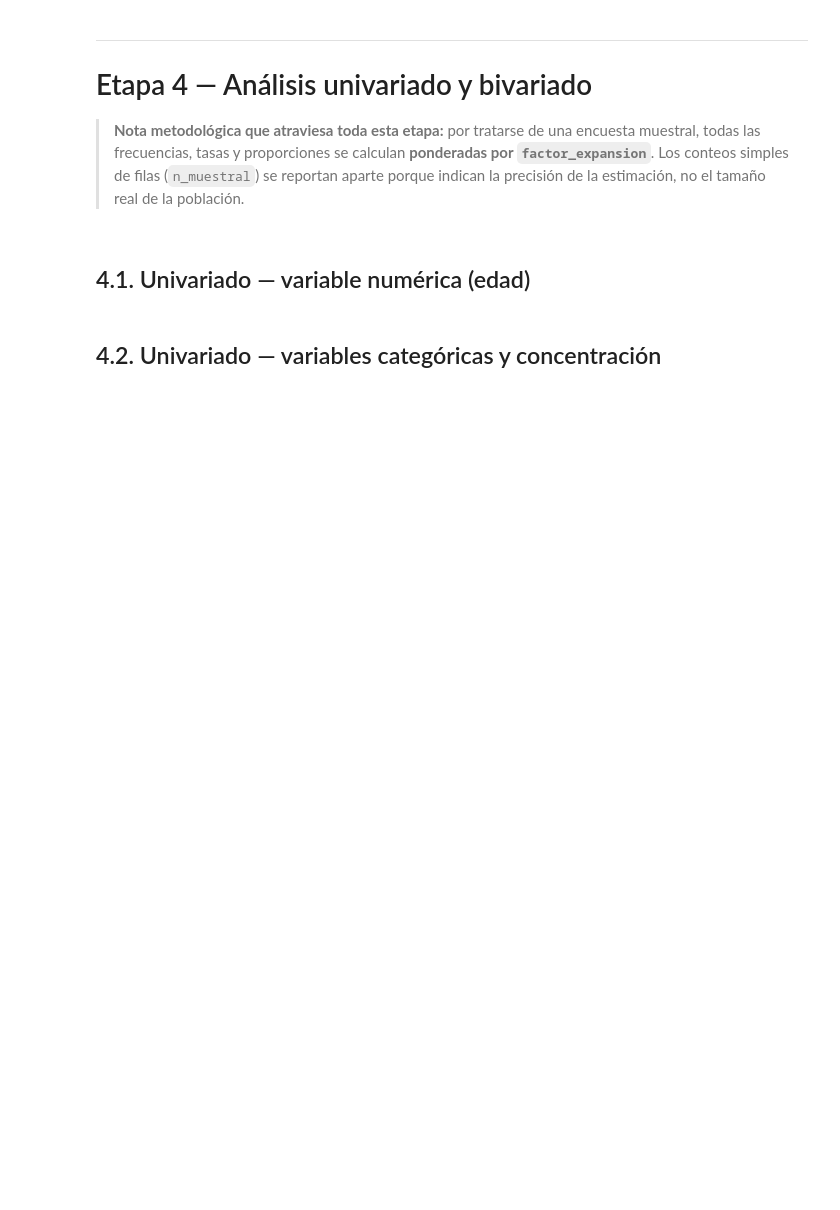
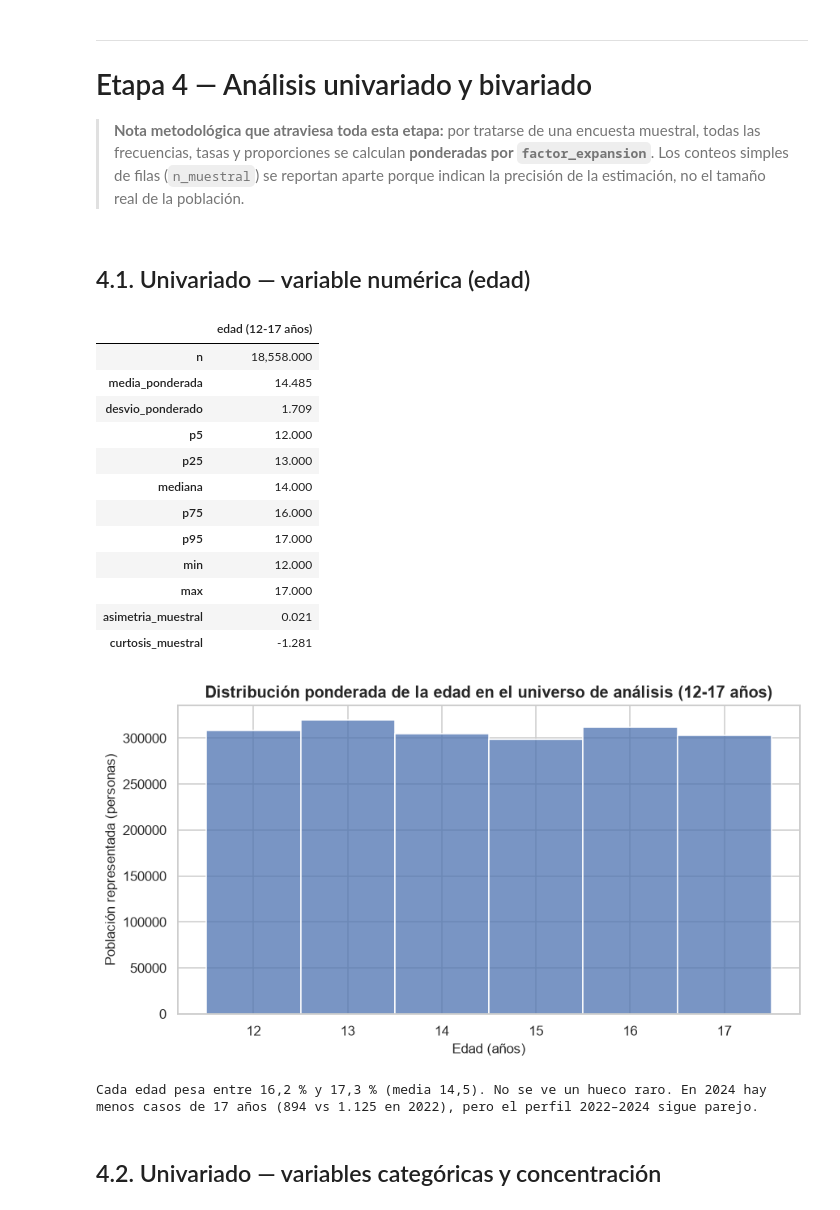
Before and after one commit to vi3lman/proyecto-ds-inasistencia-py, a Jupyter notebook: notebooks/Fase1_DataScience_EPHC.ipynb, the cells around one changed output. Drawn from its saved outputs; the diff is of its cells as text; code cells hidden in the pictures; blank space fills up the shorter version.

```diff
--- a/notebooks/Fase1_DataScience_EPHC.ipynb
+++ b/notebooks/Fase1_DataScience_EPHC.ipynb
@@ -628,32 +828,48 @@ display(dicc_final)
 # %%
 # ============================================================================
 # Estadísticos de la edad (única variable numérica sustantiva del panel)
 # ============================================================================
 def resumen_numerico_ponderado(df, col, peso='factor_expansion'):
     valores, pesos = df[col].values, df[peso].values
     media = np.average(valores, weights=pesos)
     varianza = np.average((valores - media)**2, weights=pesos)
     orden = np.argsort(valores)
     v_ord, p_ord = valores[orden], pesos[orden]
     cum = np.cumsum(p_ord) / p_ord.sum()
     percentil = lambda q: v_ord[np.searchsorted(cum, q)]
     return {
         'n': len(df), 'media_ponderada': media, 'desvio_ponderado': np.sqrt(varianza),
         'p5': percentil(.05), 'p25': percentil(.25), 'mediana': percentil(.50),
         'p75': percentil(.75), 'p95': percentil(.95), 'min': valores.min(), 'max': valores.max(),
         'asimetria_muestral': stats.skew(valores), 'curtosis_muestral': stats.kurtosis(valores),
     }
 
 resumen_edad = resumen_numerico_ponderado(final, 'edad')
 display(pd.Series(resumen_edad).to_frame('edad (12-17 años)'))
 
 fig, ax = plt.subplots(figsize=(9, 4.5))
 sns.histplot(data=final, x='edad', weights='factor_expansion', bins=6, discrete=True, ax=ax, color='#4c72b0')
 ax.set_title('Distribución ponderada de la edad en el universo de análisis (12-17 años)')
 ax.set_xlabel('Edad (años)'); ax.set_ylabel('Población representada (personas)')
 plt.savefig(DIR_FIG / '01_univariado_edad.png'); plt.show()
-print('🟡 Con 6 edades exactas (12 a 17), la distribución debería ser casi uniforme si el muestreo es correcto;',
-      'describir si se observa algún patrón inesperado.')
+print('Cada edad pesa entre 16,2 % y 17,3 % (media 14,5). No se ve un hueco raro. En 2024 hay menos '
+      'casos de 17 años (894 vs 1.125 en 2022), pero el perfil 2022–2024 sigue parejo.')
+# %% [output]
+|  | edad (12-17 años) |
+| n | 18,558.000 |
+| media_ponderada | 14.485 |
+| desvio_ponderado | 1.709 |
+| p5 | 12.000 |
+| p25 | 13.000 |
+| mediana | 14.000 |
+| p75 | 16.000 |
+| p95 | 17.000 |
+| min | 12.000 |
+| max | 17.000 |
+| asimetria_muestral | 0.021 |
+| curtosis_muestral | -1.281 |
+[figure, added]
+Cada edad pesa entre 16,2 % y 17,3 % (media 14,5). No se ve un hueco raro. En 2024 hay menos casos de 17 años (894 vs 1.125 en 2022), pero el perfil 2022–2024 sigue parejo.
 # %% [markdown]
 ## 4.2. Univariado — variables categóricas y concentración
 # %%
```
Also changed, not shown: parts of 55 cells of this notebook, 25 other files.
